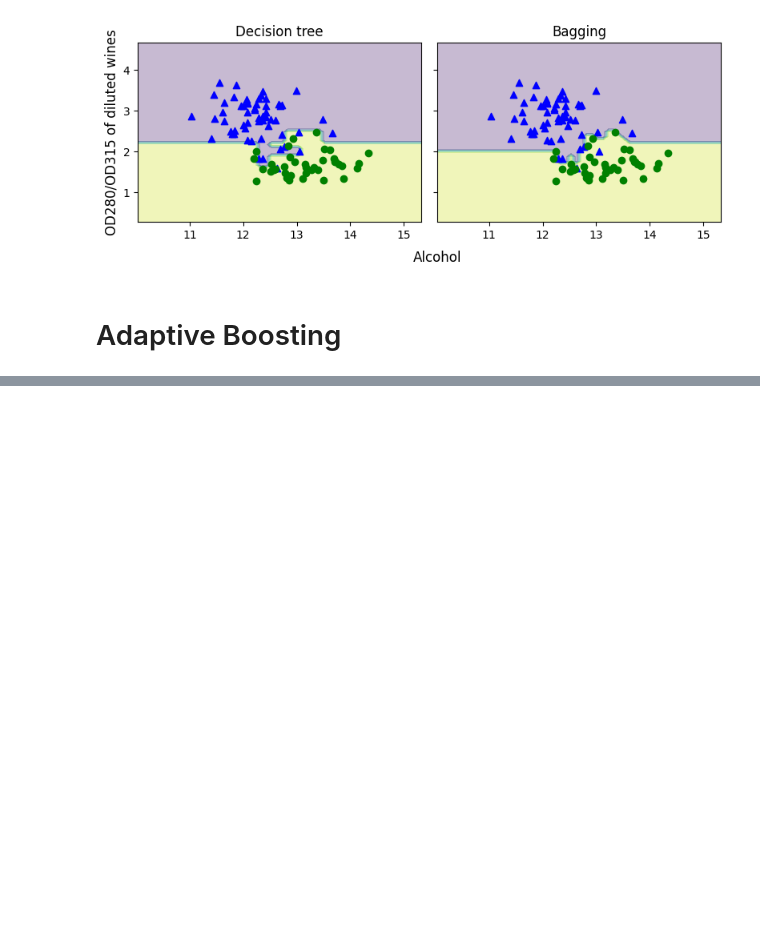
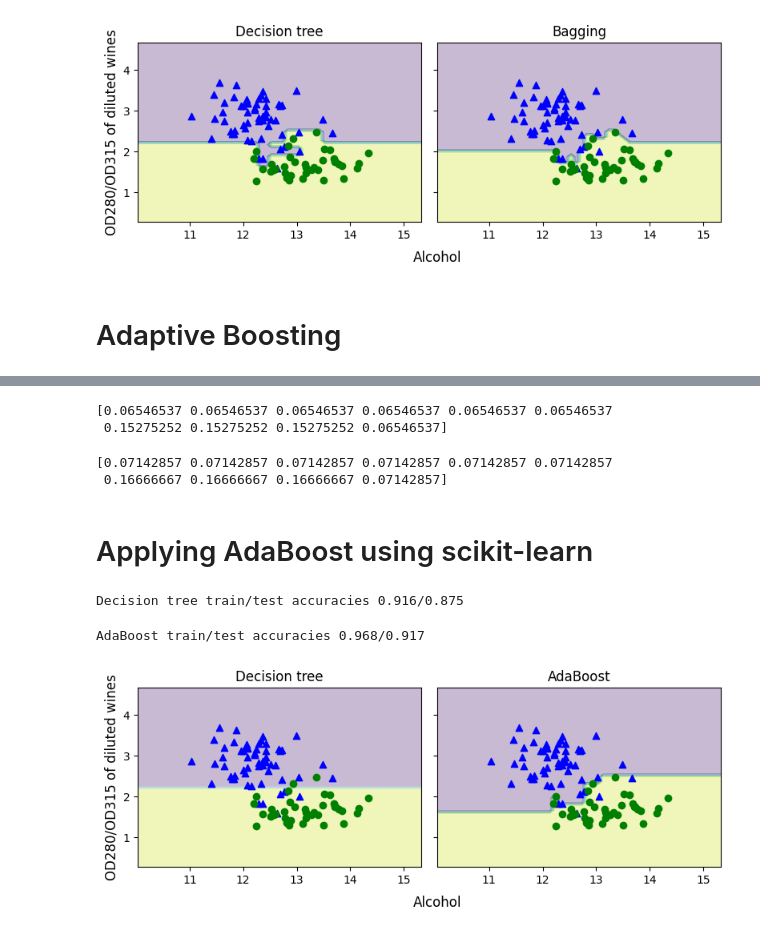
Before and after one commit to sarthakbiswas97/ML-with-pyTorch-and-scikit-learn, a Jupyter notebook: ensemble_learning.ipynb, the cells around one changed output, grey strips where cells are left out. Drawn from its saved outputs; the diff is of its cells as text; code cells hidden in the pictures; blank space fills up the shorter version.

Commit message:
AdaBoost implementation using scikit-learn

```diff
--- a/ensemble_learning.ipynb
+++ b/ensemble_learning.ipynb
@@ -456,0 +428,80 @@ plt.show()
+# %%
+# weight update
+weights = np.where(correct == 1,update_if_correct,update_if_wrong_1)
+print(weights)
+# %% [output]
+[0.06546537 0.06546537 0.06546537 0.06546537 0.06546537 0.06546537
+ 0.15275252 0.15275252 0.15275252 0.06546537]
+# %%
+# normalize weights
+normalized_weights = weights / np.sum(weights)
+print(normalized_weights)
+# %% [output]
+[0.07142857 0.07142857 0.07142857 0.07142857 0.07142857 0.07142857
+ 0.16666667 0.16666667 0.16666667 0.07142857]
+# %% [markdown]
+# Applying AdaBoost using scikit-learn
+# %%
+from sklearn.ensemble import AdaBoostClassifier
+tree = DecisionTreeClassifier(criterion='entropy',
+                              random_state=1,
+                              max_depth=1)
+ada = AdaBoostClassifier(estimator=tree,
+                         n_estimators=500,
+                         learning_rate=0.1,
+                         random_state=1)
+tree = tree.fit(X_train, y_train)
+y_train_pred = tree.predict(X_train)
+y_test_pred = tree.predict(X_test)
+tree_train = accuracy_score(y_train, y_train_pred)
+tree_test = accuracy_score(y_test, y_test_pred)
+print(f'Decision tree train/test accuracies 'f'{tree_train:.3f}/{tree_test:.3f}')
+# %% [output]
+Decision tree train/test accuracies 0.916/0.875
+# %%
+ada = ada.fit(X_train, y_train)
+y_train_pred = ada.predict(X_train)
+y_test_pred = ada.predict(X_test)
+ada_train = accuracy_score(y_train, y_train_pred)
+ada_test = accuracy_score(y_test, y_test_pred)
+print(f'AdaBoost train/test accuracies 'f'{ada_train:.3f}/{ada_test:.3f}')
+# %% [output]
+AdaBoost train/test accuracies 0.968/0.917
+# %%
+x_min = X_train[:, 0].min() - 1
+x_max = X_train[:, 0].max() + 1
+y_min = X_train[:, 1].min() - 1
+y_max = X_train[:, 1].max() + 1
+xx, yy = np.meshgrid(np.arange(x_min, x_max, 0.1),
+                     np.arange(y_min, y_max, 0.1))
+f, axarr = plt.subplots(1, 2,
+                        sharex='col',
+                        sharey='row',
+                        figsize=(8, 3))
+for idx, clf, tt in zip([0, 1],
+                        [tree, ada],
+                        ['Decision tree', 'AdaBoost']):
+    clf.fit(X_train, y_train)
+    Z = clf.predict(np.c_[xx.ravel(), yy.ravel()])
+    Z = Z.reshape(xx.shape)
+    axarr[idx].contourf(xx, yy, Z, alpha=0.3)
+    axarr[idx].scatter(X_train[y_train==0, 0],
+                       X_train[y_train==0, 1],
+                       c='blue',
+                       marker='^')
+    axarr[idx].scatter(X_train[y_train==1, 0],
+                       X_train[y_train==1, 1],
+                       c='green',
+                       marker='o')
+    axarr[idx].set_title(tt)
+    axarr[0].set_ylabel('OD280/OD315 of diluted wines', fontsize=12)
+plt.tight_layout()
+plt.text(0, -0.2,
+         s='Alcohol',
+         ha='center',
+         va='center',
+         fontsize=12,
+         transform=axarr[1].transAxes)
+plt.show()
+# %% [output]
+[figure, added]
```
Also changed, not shown: parts of 6 cells of this notebook.
